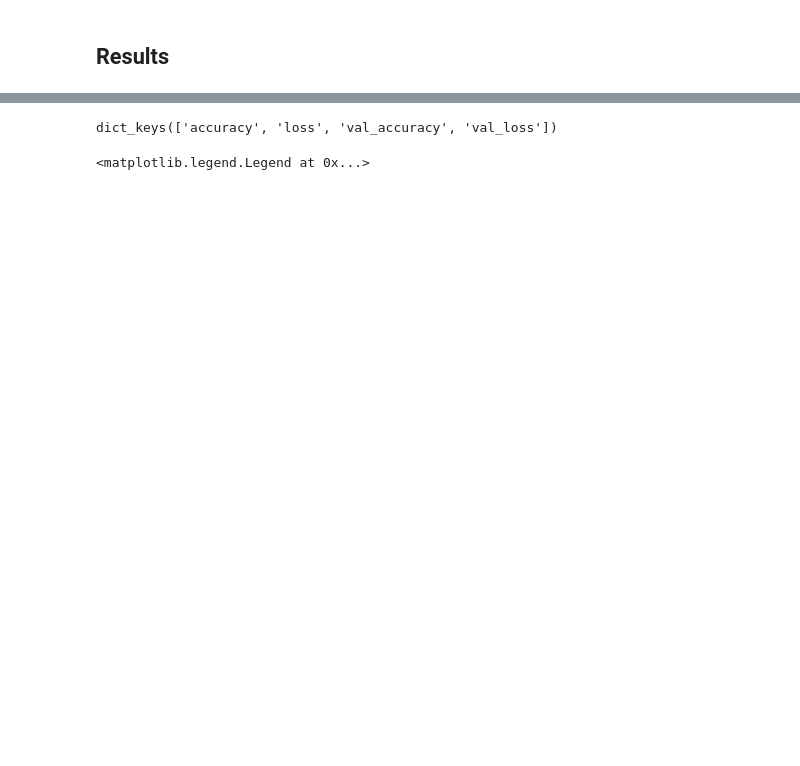
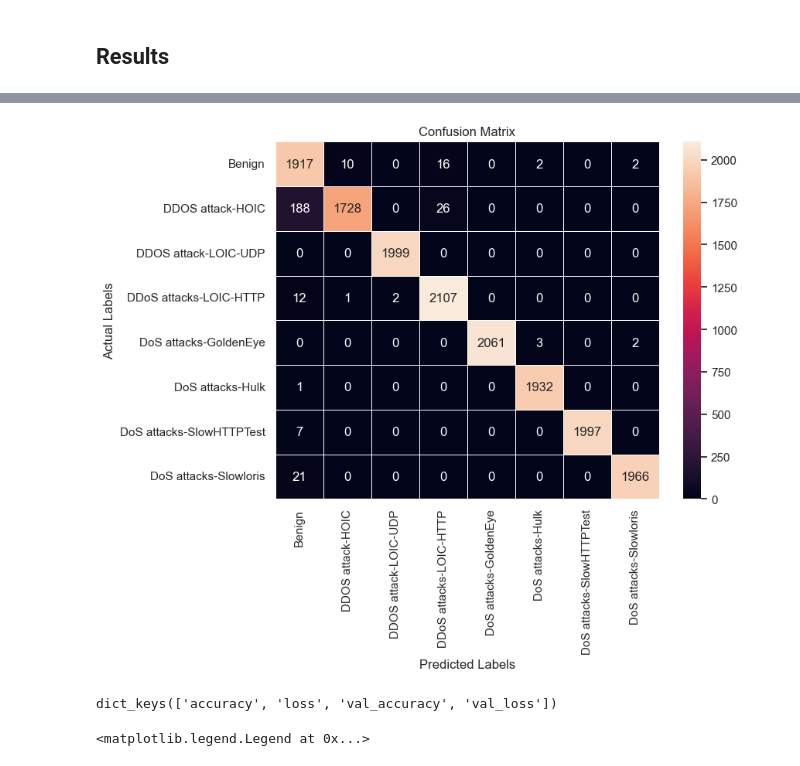
Before and after one commit to csosgic/thesis-repo, a Jupyter notebook: listings/py_proc/CNN_model.ipynb, the cells around one changed output, grey strips where cells are left out. Cells and saved outputs as stored; diff of their text form; code cells hidden in the pictures; blank space fills up the shorter version.

Commit message:
models

```diff
--- a/listings/py_proc/CNN_model.ipynb
+++ b/listings/py_proc/CNN_model.ipynb
@@ -382,0 +416,32 @@ NameError: name 'model' is not defined
+# %%
+y_pred = model.predict(X_test)
+y_pred_class = np.argmax(y_pred, axis=1)
+y_test_class = np.argmax(y_test, axis=1)
+
+
+
+conf_mat = confusion_matrix(y_test_class, y_pred_class)
+
+fig, ax = plt.subplots(figsize=(8, 6))
+
+sns.heatmap(conf_mat, annot=True,  fmt='d', ax=ax, linewidth=0.5)
+
+
+
+
+
+ax.set_title('Confusion Matrix')
+ax.set_xlabel('Predicted Labels')
+ax.set_ylabel('Actual Labels')
+
+
+
+
+
+
+ax.set_xticklabels(labels, rotation=90)
+ax.set_yticklabels(labels, rotation=0)
+
+
+plt.show()
+# %% [output]
@@ -383,3 +449,4 @@ NameError: name 'model' is not defined
+[figure, added]
 # %%
 history = his.history
 history.keys()
```
Also changed, not shown: parts of 25 cells of this notebook, 4 other files.
